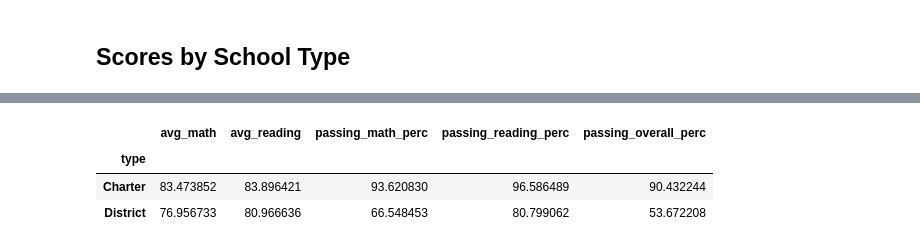
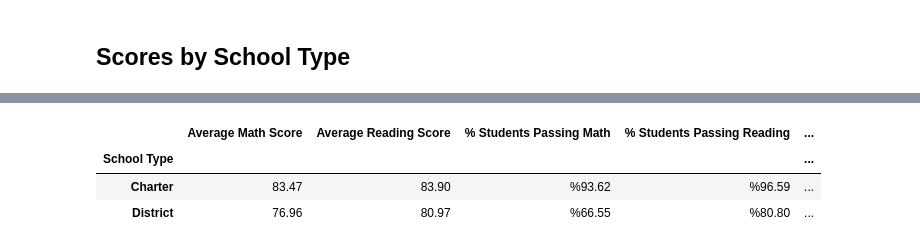
Before and after one commit to tkadamson/Pandas-School-Data, a Jupyter notebook: PyCitySchools.ipynb, the cells around one changed output, grey strips where cells are left out. Saved outputs shown, nothing was run; the diff lists cells and outputs as text; code cells hidden in the pictures.

```diff
--- a/PyCitySchools.ipynb
+++ b/PyCitySchools.ipynb
@@ -513,16 +486,36 @@ scores_by_size
-# %%
-#group summary table by school type
-
-scores_by_type = full_summary_df.groupby("type").mean()
-
-#delete unecessary columns
-del scores_by_type["size"]
-del scores_by_type["budget"]
-del scores_by_type["budget_per_student"]
-
-scores_by_type
-# %% [output]
-|  | avg_math | avg_reading | passing_math_perc | passing_reading_perc | passing_overall_perc |
-| type |  |  |  |  |  |
-| Charter | 83.473852 | 83.896421 | 93.620830 | 96.586489 | 90.432244 |
-| District | 76.956733 | 80.966636 | 66.548453 | 80.799062 | 53.672208 |
+# %%
+#group summary table by school type
+
+scores_by_type = full_summary_df.groupby("type").mean()
+
+#delete unecessary columns
+del scores_by_type["size"]
+del scores_by_type["budget"]
+del scores_by_type["budget_per_student"]
+
+scores_by_type
+
+#column formatting
+scores_by_type["avg_math"] = scores_by_type["avg_math"].map("{:.2f}".format)
+scores_by_type["avg_reading"] = scores_by_type["avg_reading"].map("{:.2f}".format)
+scores_by_type["passing_math_perc"] = scores_by_type["passing_math_perc"].map("%{:.2f}".format)
+scores_by_type["passing_reading_perc"] = scores_by_type["passing_reading_perc"].map("%{:.2f}".format)
+scores_by_type["passing_overall_perc"] = scores_by_type["passing_overall_perc"].map("%{:.2f}".format)
+
+#rename columns
+temp_by_type = scores_by_type.rename_axis(["School Type"])
+
+clean_by_type = temp_by_type.rename(columns= {
+    "avg_math": "Average Math Score",
+    "avg_reading": "Average Reading Score",
+    "passing_math_perc": "% Students Passing Math",
+    "passing_reading_perc": "% Students Passing Reading",
+    "passing_overall_perc": "% Students Passing"
+})
+
+clean_by_type
+# %% [output]
+|  | Average Math Score | Average Reading Score | % Students Passing Math | % Students Passing Reading | ... |
+| School Type |  |  |  |  | ... |
+| Charter | 83.47 | 83.90 | %93.62 | %96.59 | ... |
+| District | 76.96 | 80.97 | %66.55 | %80.80 | ... |
```
Also changed, not shown: parts of 13 cells of this notebook.
